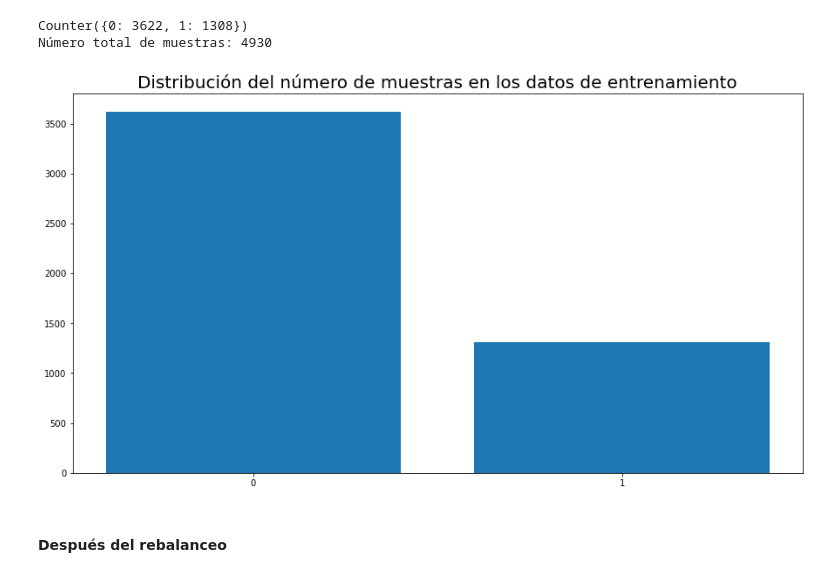
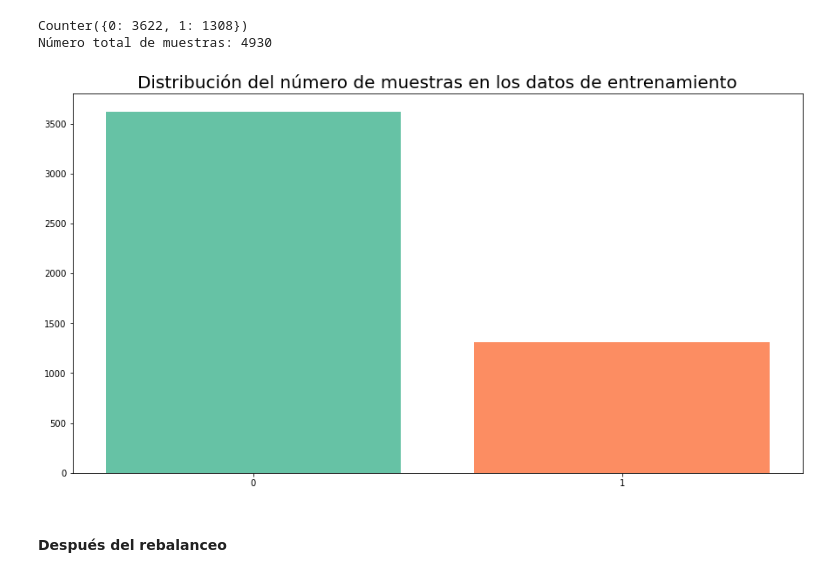
Before and after one commit to silvestref/Desercion_Telecom, a Jupyter notebook: Jupyter_Desercion_Telecom.ipynb, the cells around one changed output. Drawn from its saved outputs; the diff is of its cells as text; code cells hidden in the pictures.

```diff
--- a/Jupyter_Desercion_Telecom.ipynb
+++ b/Jupyter_Desercion_Telecom.ipynb
@@ -832,12 +827,12 @@ Counter({0: 3622, 1: 1308})
 Número total de muestras: 4930
 # %%
 plt.figure(figsize=(15, 8))
-plt.bar(counter_antes.keys(), counter_antes.values())
+plt.bar(counter_antes.keys(), counter_antes.values(), color=["#66c2a5", "#fc8d62"])
 plt.title("Distribución del número de muestras en los datos de entrenamiento", fontsize=20)
 plt.xticks([0, 1])
 plt.show()
 # %% [output]
-[figure, old version]
+[figure, new version]
 # %% [markdown]
 #### Después del rebalanceo
 # %%
```
Also changed, not shown: parts of 33 cells of this notebook.
